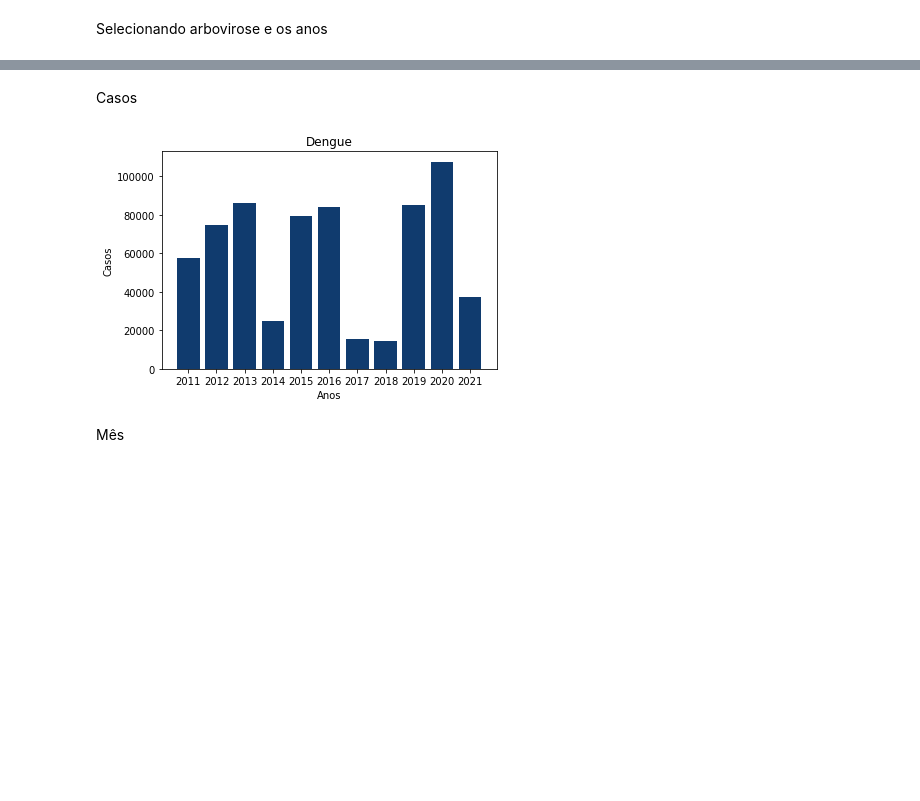
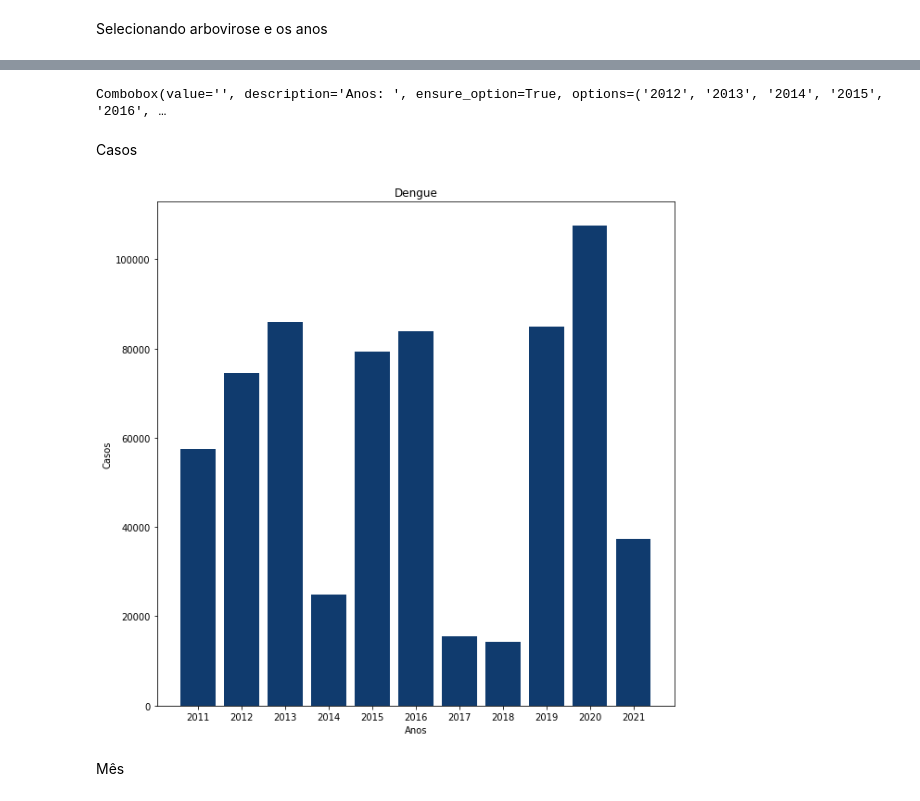
Before and after one commit to MatBrands/Modelagem-ArboBA, a Jupyter notebook: map_plt/map.ipynb, the cells around one changed output, grey strips where cells are left out. Drawn from its saved outputs; the diff is of its cells as text; code cells hidden in the pictures; blank space fills up the shorter version.

```diff
--- a/map_plt/map.ipynb
+++ b/map_plt/map.ipynb
@@ -12,0 +9,9 @@ anos = ["2020", "2021"]
+# %%
+arbo_v = widgets.Combobox(
+    placeholder = 'Selecione uma: ',
+    options = ["Dengue", "Chikungunya", "Zika"],
+    description = 'Arbovirose: ',
+    ensure_option = True
+)
+
+display(arbo_v)
@@ -12,0 +20,14 @@ anos = ["2020", "2021"]
+# %%
+arbo_v.value = str.lower(arbo_v.value)
+# %%
+aux = datetime.date.today()
+aux = int(aux.strftime("%Y"))
+
+if arbo_v.value == 'dengue':
+    j = 10
+else:
+    j = 5
+
+anos_aux = []
+for i in range (aux-j, aux):
+    anos_aux.append(str(i))
@@ -12,0 +48,13 @@ anos = ["2020", "2021"]
+# %%
+anos_aux = list(filter((anos[0]).__ne__, anos_aux))
+
+ano = widgets.Combobox(
+    placeholder = 'Selecione o segundo ano: ',
+    options = anos_aux,
+    description = 'Anos: ',
+    ensure_option = True
+)
+
+display(ano)
+# %% [output]
+Combobox(value='', description='Anos: ', ensure_option=True, options=('2012', '2013', '2014', '2015', '2016', …
@@ -13,34 +63,34 @@ anos = ["2020", "2021"]
 # %%
 plt.rcParams["figure.figsize"] = (10, 10)
 # %%
-scr = f"../scr/{arbo_v}/"
+scr = f"../scr/{arbo_v.value}/"
 # %% [markdown]
 Casos
 # %%
 arq = scr + "casos_municipio_10.csv"
 
 df = pd.read_csv(arq, encoding = "utf-8")
 df = df.drop(columns=['Unnamed: 0'])
 
 casos = []
 ix = []
 for i in range (2, df.shape[1]):
     casos.append(df.iloc[:, i].sum())
     ix.append(df.columns[i])
 
 df = pd.DataFrame(casos, index = ix, columns=["Casos"])
 
 plt.bar(df.index, df["Casos"], color="#103b6e")
 plt.xlabel("Anos")
 plt.ylabel("Casos")
-if arbo_v == "dengue":
+if arbo_v.value == "dengue":
     plt.title("Dengue")
-elif arbo_v == "chikungunya":
+elif arbo_v.value == "chikungunya":
     plt.title("Chikungunya")
 else:
     plt.title("Zika Vírus")
 # %% [output]
-[figure, old version]
+[figure, new version]
 # %% [markdown]
 Mês
 # %%
```
Also changed, not shown: parts of 9 cells of this notebook, 7 other files.
